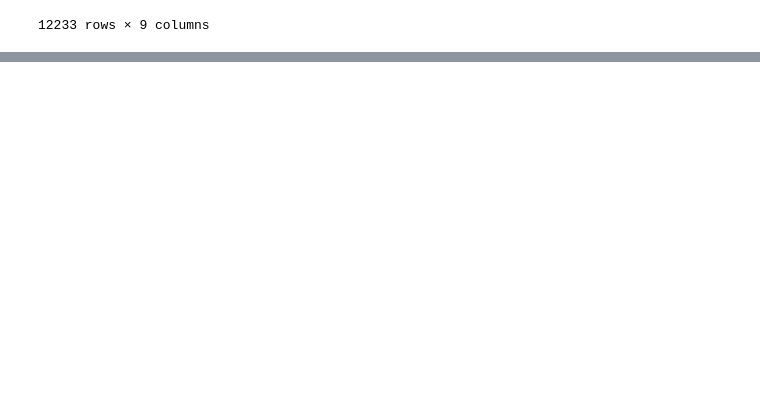
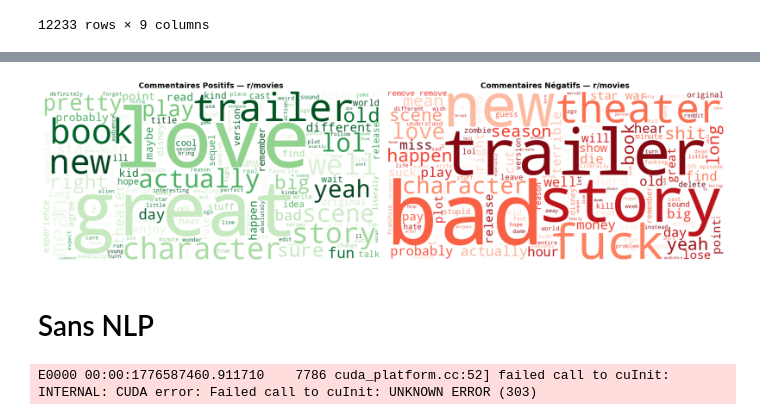
Before and after one commit to TomWilkRavoux/DeepLearning, a Jupyter notebook: notebook/prod/prod3.ipynb, the cells around one changed output, grey strips where cells are left out. Saved outputs shown, nothing was run; the diff lists cells and outputs as text; code cells hidden in the pictures; blank space fills up the shorter version.

```diff
--- a/notebook/prod/prod3.ipynb
+++ b/notebook/prod/prod3.ipynb
@@ -178,0 +262,40 @@ display(HTML(html_content))
+# %%
+# Mots trop génériques à exclure
+custom_stopwords = {
+    'movie', 'film', 'think', 'go', 'know', 'want', 'say', 'make',
+    'good', 'people', 'work', 'time', 'way', 'thing', 'look', 'come',
+    'watch', 'see', 'feel', 'need', 'take', 'give', 'tell', 'try',
+    'year', 'lot', 'bit', 'guy', 'man', 'end', 'start', 'like', 'get', 've'
+}
+
+def remove_custom_stopwords(text):
+    return ' '.join([w for w in text.split() if w not in custom_stopwords])
+
+positifs_filtered = remove_custom_stopwords(positifs)
+negatifs_filtered = remove_custom_stopwords(negatifs)
+
+fig, axes = plt.subplots(1, 2, figsize=(18, 7))
+
+wc_pos = WordCloud(width=800, height=400, max_words=150,
+                   background_color='white', colormap='Greens').generate(positifs_filtered)
+axes[0].imshow(wc_pos, interpolation='bilinear')
+axes[0].axis('off')
+axes[0].set_title('Commentaires Positifs — r/movies', fontsize=14, fontweight='bold')
+
+wc_neg = WordCloud(width=800, height=400, max_words=150,
+                   background_color='white', colormap='Reds').generate(negatifs_filtered)
+axes[1].imshow(wc_neg, interpolation='bilinear')
+axes[1].axis('off')
+axes[1].set_title('Commentaires Négatifs — r/movies', fontsize=14, fontweight='bold')
+
+plt.tight_layout()
+plt.show()
+# %% [output]
+[figure, added]
+# %% [markdown]
+# Sans NLP
+# %%
+with open('../../notebook/entrainement/vectorizer_final.pkl', 'rb') as f:
+    vectorizer = pickle.load(f)
+# %% [output]
+E0000 00:00:1776587460.911710    7786 cuda_platform.cc:52] failed call to cuInit: INTERNAL: CUDA error: Failed call to cuInit: UNKNOWN ERROR (303)
```
Also changed, not shown: parts of 19 cells of this notebook, 1 other file.
